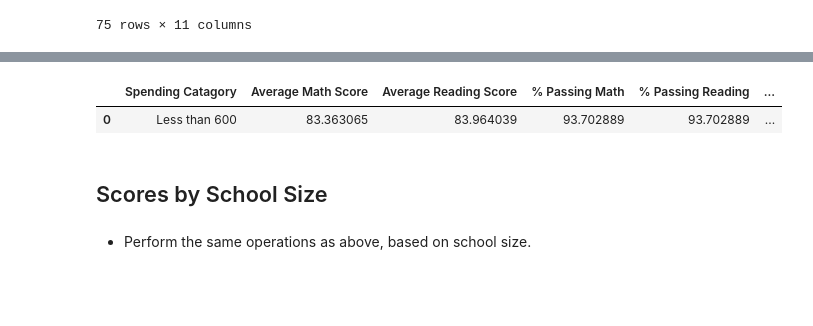
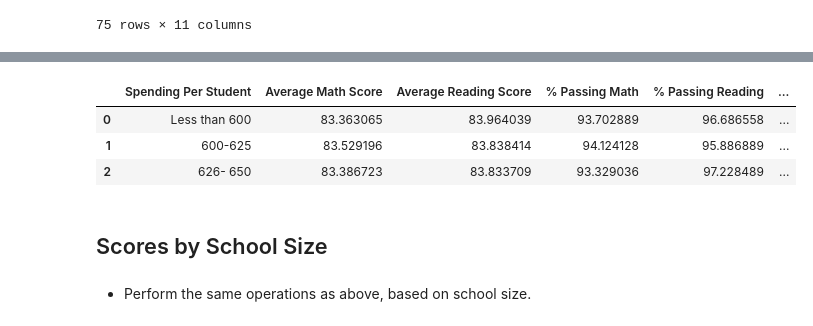
Before and after one commit to hamiltojogo/pandas-challenge, a Jupyter notebook: PyCitySchools_starter.ipynb, the cells around one changed output, grey strips where cells are left out. Saved outputs shown, nothing was run; the diff lists cells and outputs as text; code cells hidden in the pictures; blank space fills up the shorter version.

Commit message:
Scores by spending

```diff
--- a/PyCitySchools_starter.ipynb
+++ b/PyCitySchools_starter.ipynb
@@ -838,6 +842,7 @@ SchoolSummary_StudentData_df['Spending Catagory'] = pd.cut(SchoolSummary_Student
 
 SchoolSummary_StudentData_df.head()
 
+#stats for schools with smallest budget
 Less600_df = SchoolSummary_StudentData_df.loc[SchoolSummary_StudentData_df['Spending Catagory'] == 'Less than  600']
 
 Less600_df = pd.DataFrame(Less600_df)
@@ -864,8 +869,10 @@ TotalReadingPassingLess600 = len(ReadingPassingLess600_df)
 
 TotalReadingPassingLess600
 
-PercentReadingPassingLess600 = (TotalMathPassingLess600/TotalStudentsLess600)*100
+PercentReadingPassingLess600 = (TotalReadingPassingLess600/TotalStudentsLess600)*100
 
+OverallPassingLess600 = Less600_df.loc[(Less600_df['reading_score'] >=70) & (Less600_df['math_score'] >=70)]
+TotalOverallPassingLess600 = len(OverallPassingLess600)
 AverageMathLess600 = Less600_df['math_score'].mean()
 AverageReadingLess600 = Less600_df['reading_score'].mean()
-OverallPassingLess600 = ((PercentMathPassingLess600 + PercentReadingPassingLess600)/2)
+PercentOverallPassingLess600 = ((TotalOverallPassingLess600/TotalStudentsLess600)*100)
@@ -872,17 +984,19 @@ OverallPassingLess600 = ((PercentMathPassingLess600 + PercentReadingPassingLess6
 # %%
 #Scores by School Spending Table
 
-Scores_by_Spending = pd.DataFrame({'Spending Catagory':['Less than  600'],
-    'Average Math Score': [AverageMathLess600],
-    'Average Reading Score': [AverageReadingLess600],
-    '% Passing Math': [PercentMathPassingLess600],
-    '% Passing Reading': [PercentReadingPassingLess600],
-    'Overall Passing Rate': [OverallPassingLess600]})
+Scores_by_Spending = pd.DataFrame({'Spending Per Student':['Less than  600','600-625', '626- 650', '𝐺𝑟𝑒𝑎𝑡𝑒𝑟 𝑡ℎ𝑎𝑛 650'],
+    'Average Math Score': [AverageMathLess600,AverageMathLess625,AverageMathLess650],
+    'Average Reading Score': [AverageReadingLess600, AverageReadingLess625, AverageReadingLess650],
+    '% Passing Math': [PercentMathPassingLess600, PercentMathPassingLess625, PercentMathPassingLess650],
+    '% Passing Reading': [PercentReadingPassingLess600, PercentReadingPassingLess625, PercentReadingPassingLess650],
+    'Overall Passing Rate': [PercentOverallPassingLess600, PercentOverallPassingLess625, PercentOverallPassingLess650]})
 
 Scores_by_Spending
 # %% [output]
-|  | Spending Catagory | Average Math Score | Average Reading Score | % Passing Math | % Passing Reading | ... |
-| 0 | Less than 600 | 83.363065 | 83.964039 | 93.702889 | 93.702889 | ... |
+|  | Spending Per Student | Average Math Score | Average Reading Score | % Passing Math | % Passing Reading | ... |
+| 0 | Less than 600 | 83.363065 | 83.964039 | 93.702889 | 96.686558 | ... |
+| 1 | 600-625 | 83.529196 | 83.838414 | 94.124128 | 95.886889 | ... |
+| 2 | 626- 650 | 83.386723 | 83.833709 | 93.329036 | 97.228489 | ... |
 # %% [markdown]
 ## Scores by School Size
 # %% [markdown]
```
Also changed, not shown: parts of 9 cells of this notebook.
